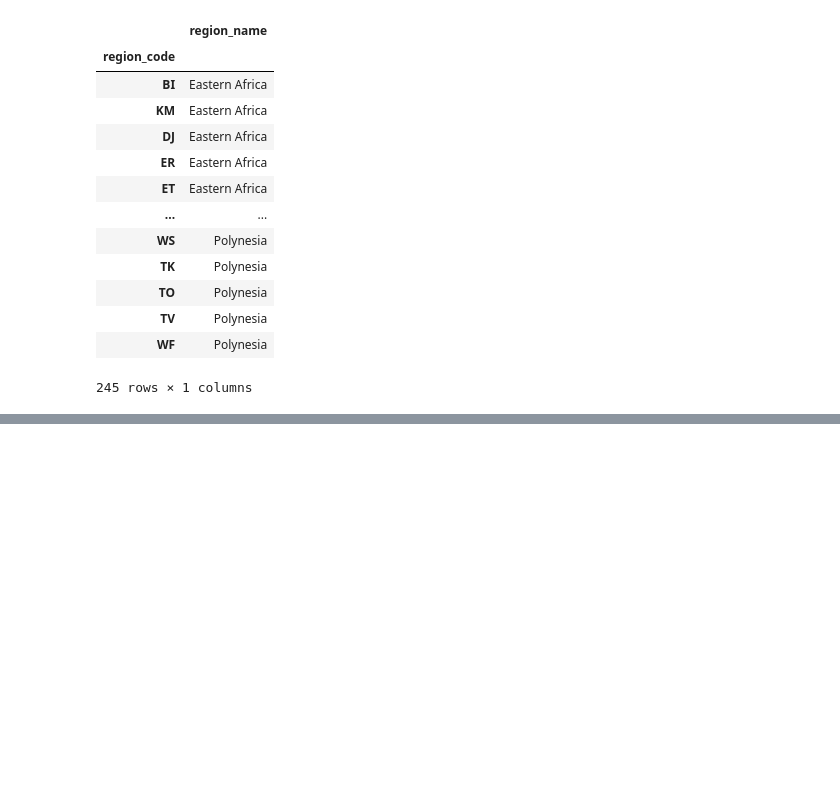
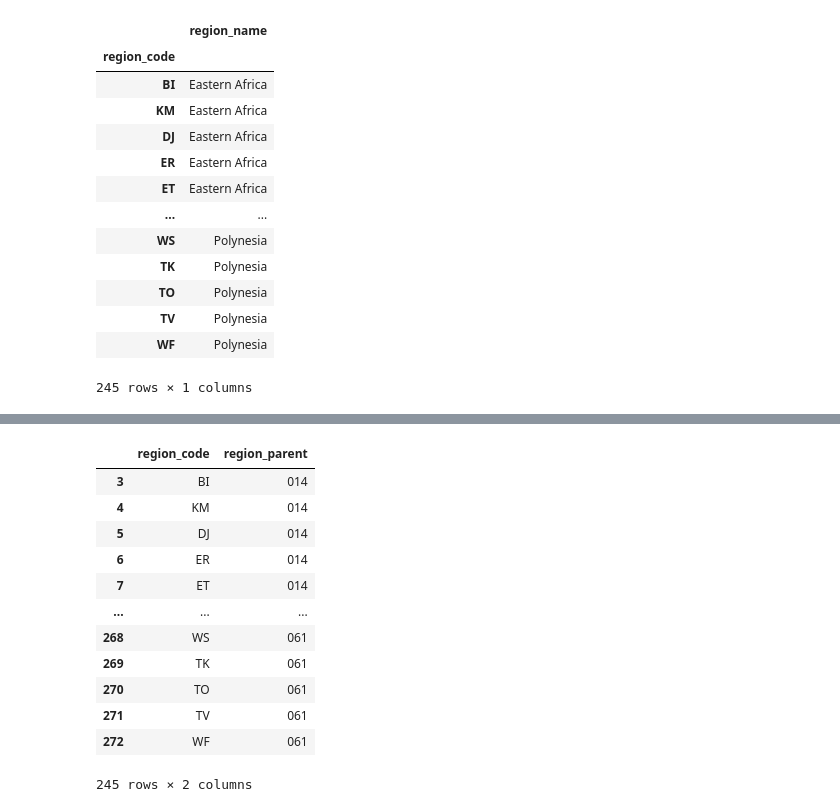
Before and after one commit to DNStories/DNStories, a Jupyter notebook: Create CC m49 map.ipynb, the cells around one changed output, grey strips where cells are left out. Saved outputs shown, nothing was run; the diff lists cells and outputs as text; code cells hidden in the pictures; blank space fills up the shorter version.

```diff
--- a/Create CC m49 map.ipynb
+++ b/Create CC m49 map.ipynb
@@ -66,0 +83,16 @@ with open('m49-country-subregion.json', 'w') as fp:
+# %%
+m49[m49['region_parent'].isin(subreg['region_id'])][['region_code', 'region_parent']]
+# %% [output]
+|  | region_code | region_parent |
+| 3 | BI | 014 |
+| 4 | KM | 014 |
+| 5 | DJ | 014 |
+| 6 | ER | 014 |
+| 7 | ET | 014 |
+| ... | ... | ... |
+| 268 | WS | 061 |
+| 269 | TK | 061 |
+| 270 | TO | 061 |
+| 271 | TV | 061 |
+| 272 | WF | 061 |
+245 rows × 2 columns
```
Also changed, not shown: parts of 4 cells of this notebook, 9 other files.
